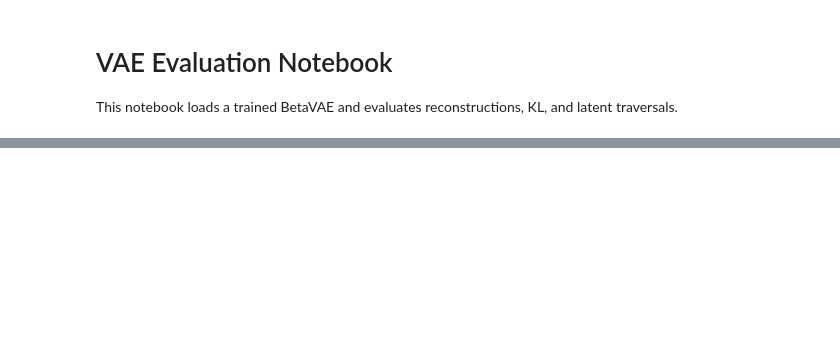
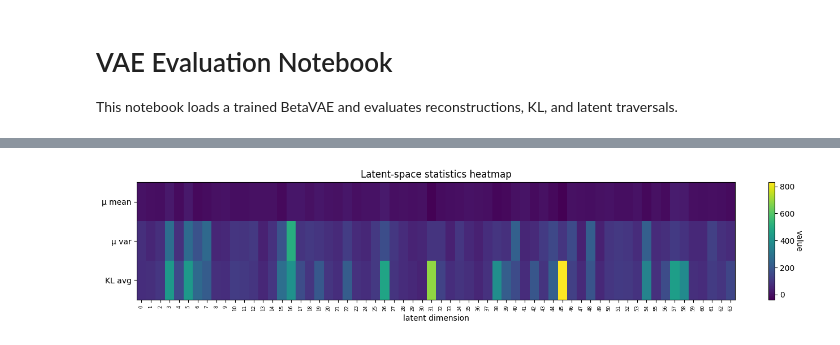
Before and after one commit to ptonso/latent-reason, a Jupyter notebook: pca_on_vae.ipynb, the cells around one changed output, grey strips where cells are left out. Cells and saved outputs as stored; diff of their text form; code cells hidden in the pictures; blank space fills up the shorter version.

Commit message:
feat( evaluation of latent space )

```diff
--- a/pca_on_vae.ipynb
+++ b/pca_on_vae.ipynb
@@ -59,0 +58,13 @@ pca_traverse(vae, val_loader, device, n_pcs=4)
+# %%
+from src.vae.evaluate_run import (
+    get_all_latents, compute_latent_stats,
+    plot_pca_3d_interactive, posterior_histogram,
+    plot_latent_stats_heatmap
+)
+
+mu, logvar = get_all_latents(vae, val_loader, device)
+stats      = compute_latent_stats(mu, logvar)
+# %%
+plot_latent_stats_heatmap(stats)
+# %% [output]
+[figure, added]
```
Also changed, not shown: parts of 8 cells of this notebook, 7 other files.
